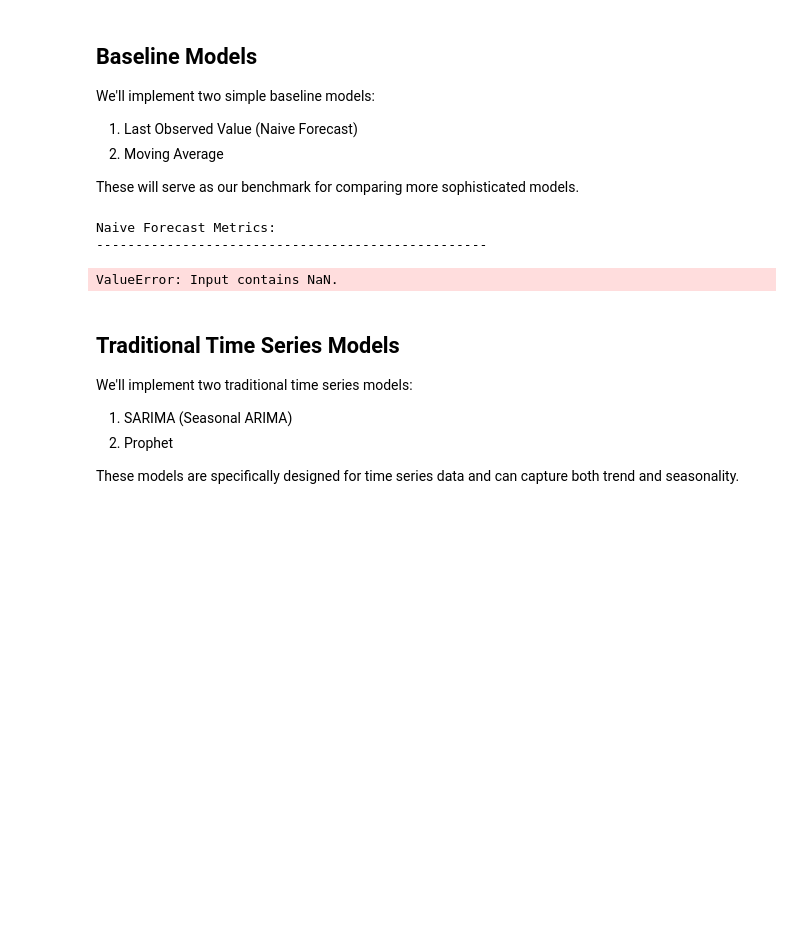
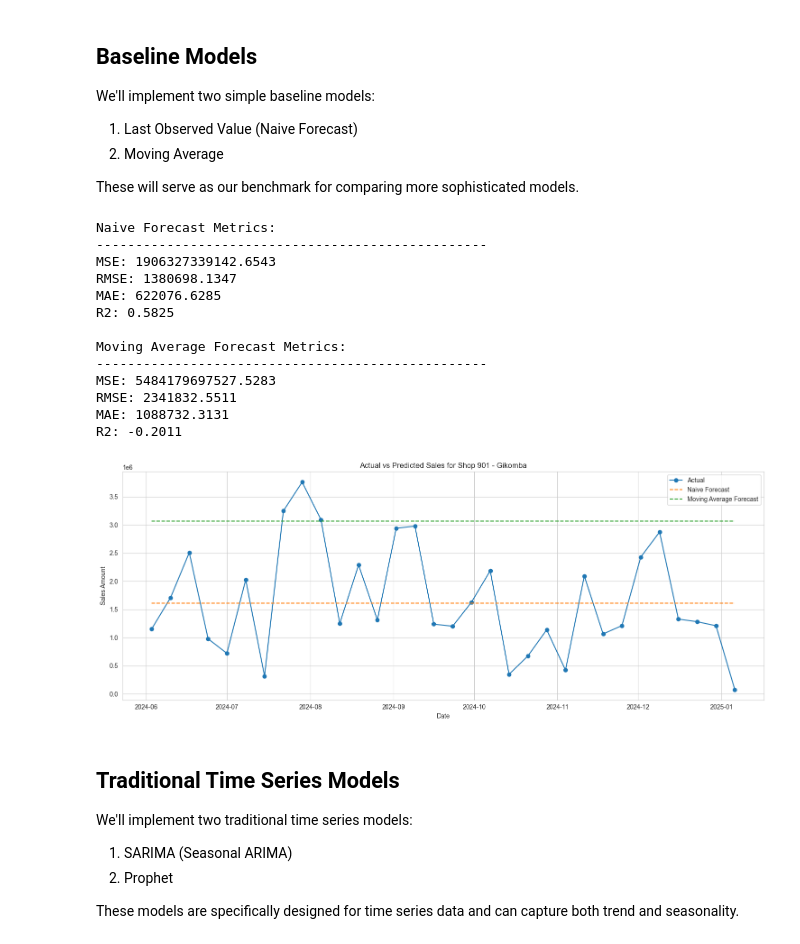
Before and after one commit to Kate-Maina/Group-2-Capstone-Project, a Jupyter notebook: index.ipynb, the cells around one changed output. Drawn from its saved outputs; the diff is of its cells as text; code cells hidden in the pictures; blank space fills up the shorter version.

Commit message:
Models comparison

```diff
--- a/index.ipynb
+++ b/index.ipynb
@@ -1137,65 +1158,95 @@ We'll implement two simple baseline models:
 
 These will serve as our benchmark for comparing more sophisticated models.
 # %%
-# Split data into training and testing sets
+import pandas as pd
+import numpy as np
+import matplotlib.pyplot as plt
+from sklearn.metrics import mean_squared_error, mean_absolute_error, r2_score
+
+# --- Load data ---
+try:
+    df.head()
+except NameError:
+    df = pd.read_csv("data/Thrift_Company_Sales_Clean.csv")
+    df['Date'] = pd.to_datetime(df['Date'])
+
+# --- Prepare weekly sales pivot ---
+weekly_sales = df.groupby(['Shop', pd.Grouper(key='Date', freq='W-MON')])['Amount'].sum().reset_index()
+sales_pivot = weekly_sales.pivot(index='Date', columns='Shop', values='Amount')
+
+# --- Train/test split ---
 train_size = int(len(sales_pivot) * 0.8)
 train_data = sales_pivot.iloc[:train_size]
 test_data = sales_pivot.iloc[train_size:]
 
-# Function to calculate forecast metrics
+# --- Metrics function (drop NaNs safely) ---
 def calculate_metrics(y_true, y_pred):
+    mask = ~np.isnan(y_true) & ~np.isnan(y_pred)
+    y_true, y_pred = y_true[mask], y_pred[mask]
     mse = mean_squared_error(y_true, y_pred)
     rmse = np.sqrt(mse)
     mae = mean_absolute_error(y_true, y_pred)
     r2 = r2_score(y_true, y_pred)
-    return {
-        'MSE': mse,
-        'RMSE': rmse,
-        'MAE': mae,
-        'R2': r2
-    }
+    return {"MSE": mse, "RMSE": rmse, "MAE": mae, "R2": r2}
 
-# 1. Naive Forecast (Last Observed Value)
+# --- 1. Naive Forecast (flat line with last observed training value) ---
 naive_forecast = pd.DataFrame(index=test_data.index, columns=test_data.columns)
 for col in test_data.columns:
-    naive_forecast[col] = train_data[col].iloc[-1]
+    last_val = train_data[col].iloc[-1]
+    naive_forecast[col] = last_val
 
-# 2. Moving Average Forecast
-window_size = 4  # 4-week moving average
+# --- 2. Moving Average Forecast (use last rolling mean from training set) ---
+window_size = 4  # 4-week average
 ma_forecast = pd.DataFrame(index=test_data.index, columns=test_data.columns)
 for col in test_data.columns:
-    ma_forecast[col] = train_data[col].rolling(window=window_size).mean().iloc[-1]
+    last_ma = train_data[col].rolling(window=window_size).mean().iloc[-1]
+    ma_forecast[col] = last_ma
 
-# Calculate and display metrics for both models
+# --- Fill any NaNs (in case of missing data) ---
+naive_forecast = naive_forecast.fillna(method="ffill").fillna(0)
+ma_forecast = ma_forecast.fillna(method="ffill").fillna(0)
+
+# --- Calculate metrics ---
 print("Naive Forecast Metrics:")
 print("-" * 50)
 naive_metrics = calculate_metrics(test_data.values.flatten(), naive_forecast.values.flatten())
 for metric, value in naive_metrics.items():
     print(f"{metric}: {value:.4f}")
 
 print("\nMoving Average Forecast Metrics:")
 print("-" * 50)
 ma_metrics = calculate_metrics(test_data.values.flatten(), ma_forecast.values.flatten())
 for metric, value in ma_metrics.items():
     print(f"{metric}: {value:.4f}")
 
-# Plot actual vs predicted for one store
-store_to_plot = test_data.columns[0]
+# --- Plot actual vs forecast for one shop ---
+store_to_plot = test_data.columns[0]  # first shop
 plt.figure(figsize=(15, 6))
-plt.plot(test_data.index, test_data[store_to_plot], label='Actual', marker='o')
-plt.plot(test_data.index, naive_forecast[store_to_plot], label='Naive Forecast', linestyle='--')
-plt.plot(test_data.index, ma_forecast[store_to_plot], label='Moving Average Forecast', linestyle='--')
-plt.title(f'Actual vs Predicted Sales for Store {store_to_plot}')
-plt.xlabel('Date')
-plt.ylabel('Sales Amount')
+plt.plot(test_data.index, test_data[store_to_plot], label="Actual", marker="o")
+plt.plot(test_data.index, naive_forecast[store_to_plot], label="Naive Forecast", linestyle="--")
+plt.plot(test_data.index, ma_forecast[store_to_plot], label="Moving Average Forecast", linestyle="--")
+plt.title(f"Actual vs Predicted Sales for Shop {store_to_plot}")
+plt.xlabel("Date")
+plt.ylabel("Sales Amount")
 plt.legend()
 plt.grid(True)
 plt.tight_layout()
-plt.show()
+plt.show(block=False)
 # %% [output]
 Naive Forecast Metrics:
 --------------------------------------------------
+MSE: 1906327339142.6543
+RMSE: 1380698.1347
+MAE: 622076.6285
+R2: 0.5825
+
+Moving Average Forecast Metrics:
+--------------------------------------------------
+MSE: 5484179697527.5283
+RMSE: 2341832.5511
+MAE: 1088732.3131
+R2: -0.2011
-ValueError: Input contains NaN.
+[figure, added]
 # %% [markdown]
 ## Traditional Time Series Models
 
```
Also changed, not shown: parts of 12 cells of this notebook, 1 other file.
